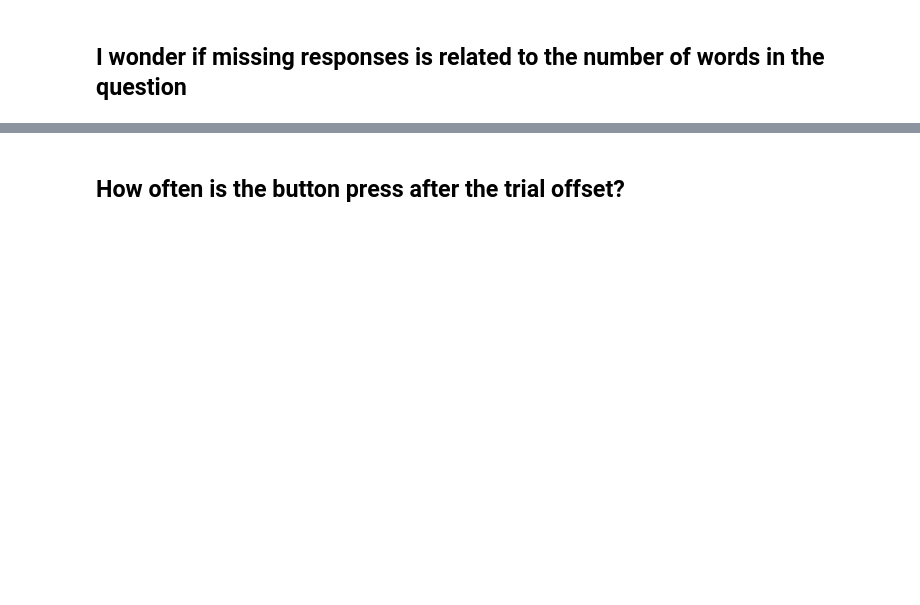
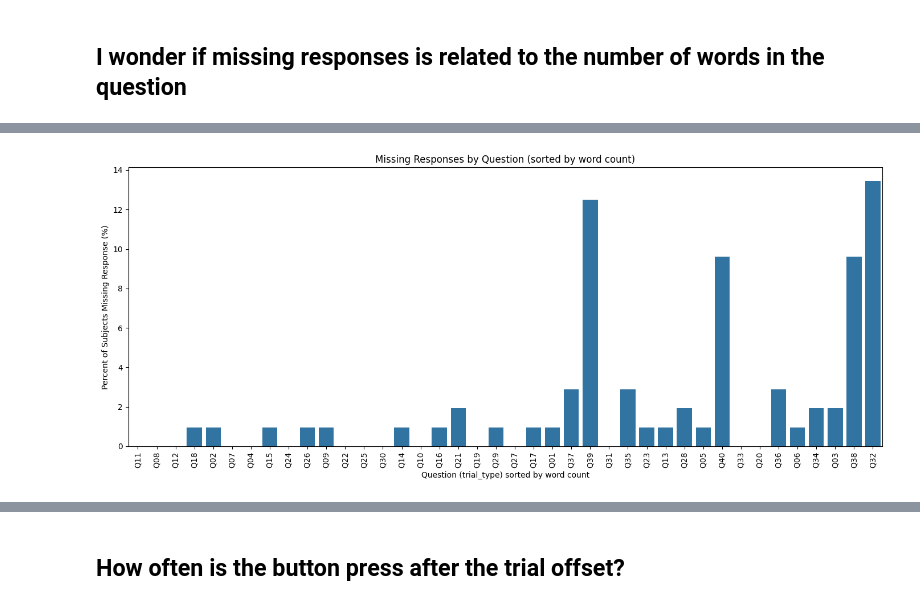
Before and after one commit to jaemonj/survey-medley-code, a Jupyter notebook: analyses/data_exploration/events_data_explore.ipynb, the cells around one changed output, grey strips where cells are left out. Saved outputs shown, nothing was run; the diff lists cells and outputs as text; code cells hidden in the pictures; blank space fills up the shorter version.

```diff
--- a/analyses/data_exploration/events_data_explore.ipynb
+++ b/analyses/data_exploration/events_data_explore.ipynb
@@ -276,3 +304,32 @@ word_count_df = pd.DataFrame(
+# %%
+# Select rows where response_time is missing
+missing_df = word_count_df[word_count_df['response_time'].isna()]
+
+# Get a single word count per trial_type (they're all identical)
+trial_word_count = word_count_df.drop_duplicates('trial_type').set_index('trial_type')[
+    'word_count'
+]
+
+# Count missing responses per trial_type
+missing_counts = missing_df['trial_type'].value_counts()
+missing_percent = (missing_counts / total_subs) * 100
+
+# Reorder trial_types by word_count
+sorted_trial_types = trial_word_count.sort_values().index
+missing_percent = missing_percent.reindex(sorted_trial_types, fill_value=0)
+
+# Plot
+plt.figure(figsize=(14, 6))
+sns.barplot(x=missing_percent.index, y=missing_percent.values)
+
+plt.xlabel('Question (trial_type) sorted by word count')
+plt.ylabel('Percent of Subjects Missing Response (%)')
+plt.title('Missing Responses by Question (sorted by word count)')
+plt.xticks(rotation=90)
+plt.tight_layout()
+plt.show()
+# %% [output]
+[figure, added]
 # %%
 # I noticed the possible response counts might vary across subjects?
 heatmap_data = pd.crosstab(
```
Also changed, not shown: parts of 24 cells of this notebook.
